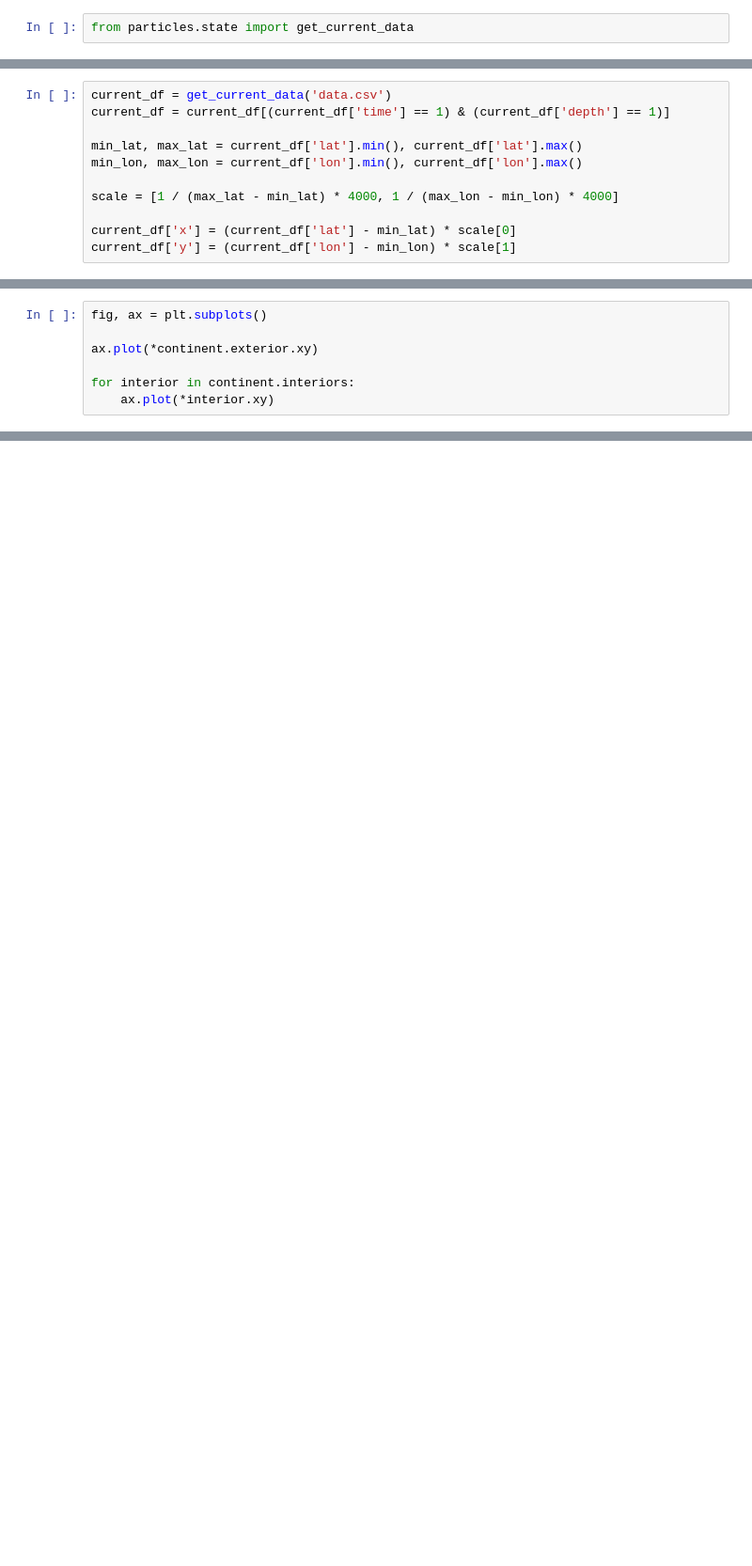
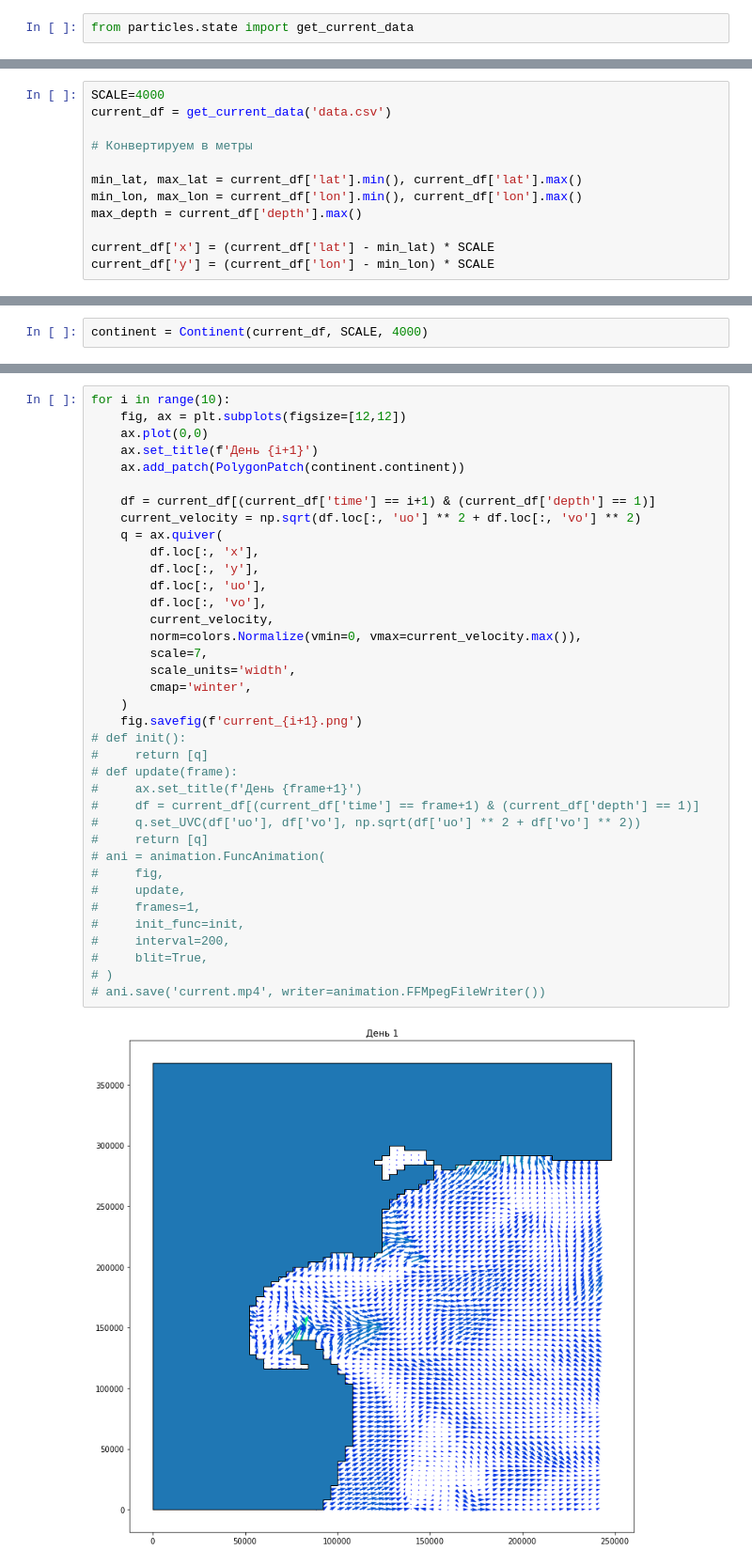
Before and after one commit to EtsuNDmA/particles_advanced, a Jupyter notebook: main.ipynb, the cells around one changed output, grey strips where cells are left out. Shown at 94% size. Drawn from its saved outputs; the diff is of its cells as text; blank space fills up the shorter version.

```diff
--- a/main.ipynb
+++ b/main.ipynb
@@ -11,11 +45,12 @@ from particles.state import get_current_data
 # %%
+SCALE=4000
 current_df = get_current_data('data.csv')
-current_df = current_df[(current_df['time'] == 1) & (current_df['depth'] == 1)]
+
+# Конвертируем в метры
 
 min_lat, max_lat = current_df['lat'].min(), current_df['lat'].max()
 min_lon, max_lon = current_df['lon'].min(), current_df['lon'].max()
+max_depth = current_df['depth'].max()
 
-scale = [1 / (max_lat - min_lat) * 4000, 1 / (max_lon - min_lon) * 4000]
-
-current_df['x'] = (current_df['lat'] - min_lat) * scale[0]
-current_df['y'] = (current_df['lon'] - min_lon) * scale[1]
+current_df['x'] = (current_df['lat'] - min_lat) * SCALE
+current_df['y'] = (current_df['lon'] - min_lon) * SCALE
@@ -54,7 +56,0 @@ Canvas(toolbar=Toolbar(toolitems=[('Home', 'Reset original view', 'home', 'home'
-# %%
-fig, ax = plt.subplots()
-
-ax.plot(*continent.exterior.xy)
-
-for interior in continent.interiors:
-    ax.plot(*interior.xy)
@@ -64,0 +57,2 @@ for interior in continent.interiors:
+# %%
+continent = Continent(current_df, SCALE, 4000)
@@ -64,0 +75,39 @@ for interior in continent.interiors:
+# %%
+for i in range(10):
+    fig, ax = plt.subplots(figsize=[12,12])
+    ax.plot(0,0)
+    ax.set_title(f'День {i+1}')
+    ax.add_patch(PolygonPatch(continent.continent))
+
+    df = current_df[(current_df['time'] == i+1) & (current_df['depth'] == 1)]
+    current_velocity = np.sqrt(df.loc[:, 'uo'] ** 2 + df.loc[:, 'vo'] ** 2)
+    q = ax.quiver(
+        df.loc[:, 'x'],
+        df.loc[:, 'y'],
+        df.loc[:, 'uo'],
+        df.loc[:, 'vo'],
+        current_velocity,
+        norm=colors.Normalize(vmin=0, vmax=current_velocity.max()),
+        scale=7,
+        scale_units='width',
+        cmap='winter',
+    )
+    fig.savefig(f'current_{i+1}.png')
+# def init():
+#     return [q]
+# def update(frame):
+#     ax.set_title(f'День {frame+1}')
+#     df = current_df[(current_df['time'] == frame+1) & (current_df['depth'] == 1)]
+#     q.set_UVC(df['uo'], df['vo'], np.sqrt(df['uo'] ** 2 + df['vo'] ** 2))
+#     return [q]
+# ani = animation.FuncAnimation(
+#     fig,
+#     update,
+#     frames=1,
+#     init_func=init,
+#     interval=200,
+#     blit=True,
+# )
+# ani.save('current.mp4', writer=animation.FFMpegFileWriter())
+# %% [output]
+[figure, added]
```
Also changed, not shown: parts of 10 cells of this notebook, 5 other files.
